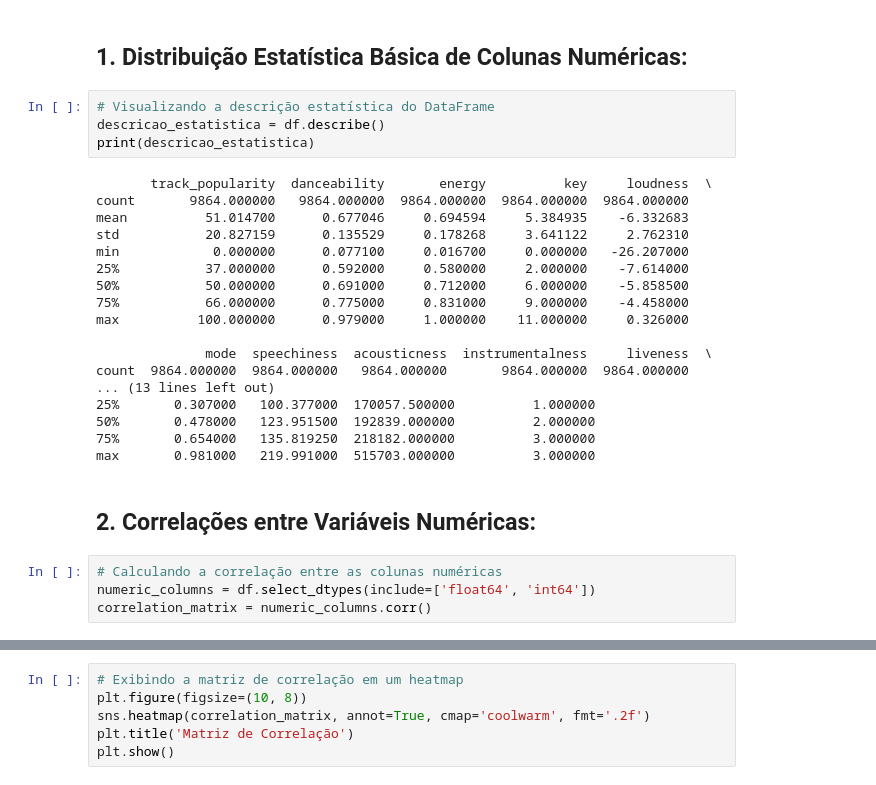
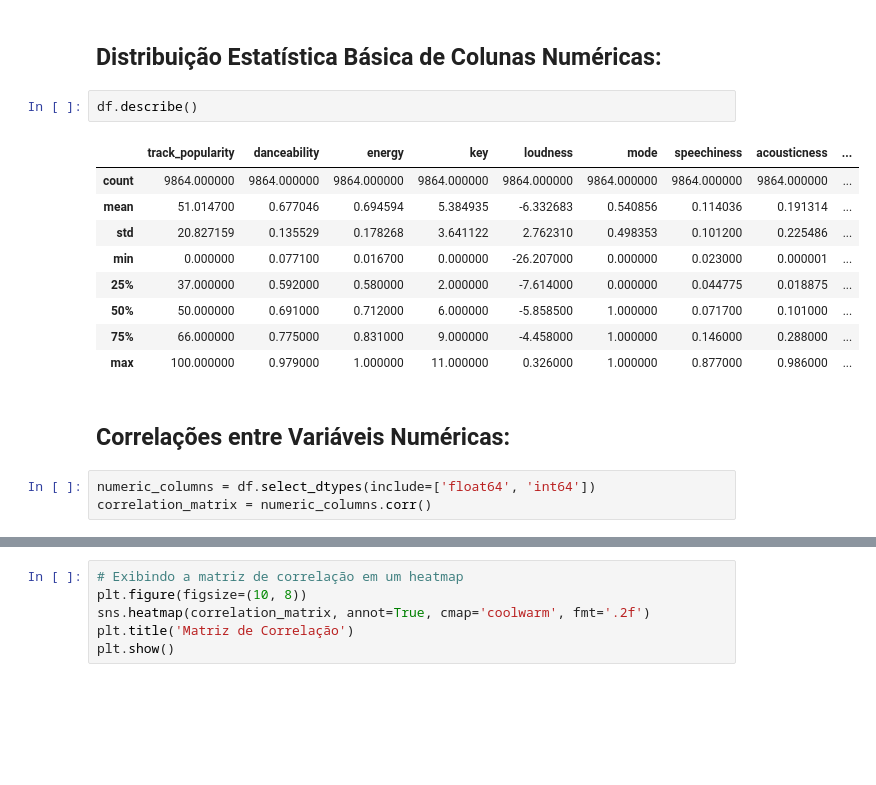
Before and after one commit to claraferreirabatista/30000-spotify-songs-machine-learning-popularidade, a Jupyter notebook: 5_DBScan.ipynb, the cells around one changed output, grey strips where cells are left out. Drawn from its saved outputs; the diff is of its cells as text; blank space fills up the shorter version.

```diff
--- a/5_DBScan.ipynb
+++ b/5_DBScan.ipynb
@@ -19,30 +15,19 @@ Primeiras linhas do DataFrame:
 # %% [markdown]
-## 1. Distribuição Estatística Básica de Colunas Numéricas:
+## Distribuição Estatística Básica de Colunas Numéricas:
-# %%
-# Visualizando a descrição estatística do DataFrame
-descricao_estatistica = df.describe()
-print(descricao_estatistica)
-# %% [output]
-       track_popularity  danceability       energy          key     loudness  \
-count       9864.000000   9864.000000  9864.000000  9864.000000  9864.000000
-mean          51.014700      0.677046     0.694594     5.384935    -6.332683
-std           20.827159      0.135529     0.178268     3.641122     2.762310
-min            0.000000      0.077100     0.016700     0.000000   -26.207000
-25%           37.000000      0.592000     0.580000     2.000000    -7.614000
-50%           50.000000      0.691000     0.712000     6.000000    -5.858500
-75%           66.000000      0.775000     0.831000     9.000000    -4.458000
-max          100.000000      0.979000     1.000000    11.000000     0.326000
-
-              mode  speechiness  acousticness  instrumentalness     liveness  \
-count  9864.000000  9864.000000   9864.000000       9864.000000  9864.000000
-... (13 lines left out)
-25%       0.307000   100.377000  170057.500000          1.000000
-50%       0.478000   123.951500  192839.000000          2.000000
-75%       0.654000   135.819250  218182.000000          3.000000
-max       0.981000   219.991000  515703.000000          3.000000
+# %%
+df.describe()
+# %% [output]
+|  | track_popularity | danceability | energy | key | loudness | mode | speechiness | acousticness | ... |
+| count | 9864.000000 | 9864.000000 | 9864.000000 | 9864.000000 | 9864.000000 | 9864.000000 | 9864.000000 | 9864.000000 | ... |
+| mean | 51.014700 | 0.677046 | 0.694594 | 5.384935 | -6.332683 | 0.540856 | 0.114036 | 0.191314 | ... |
+| std | 20.827159 | 0.135529 | 0.178268 | 3.641122 | 2.762310 | 0.498353 | 0.101200 | 0.225486 | ... |
+| min | 0.000000 | 0.077100 | 0.016700 | 0.000000 | -26.207000 | 0.000000 | 0.023000 | 0.000001 | ... |
+| 25% | 37.000000 | 0.592000 | 0.580000 | 2.000000 | -7.614000 | 0.000000 | 0.044775 | 0.018875 | ... |
+| 50% | 50.000000 | 0.691000 | 0.712000 | 6.000000 | -5.858500 | 1.000000 | 0.071700 | 0.101000 | ... |
+| 75% | 66.000000 | 0.775000 | 0.831000 | 9.000000 | -4.458000 | 1.000000 | 0.146000 | 0.288000 | ... |
+| max | 100.000000 | 0.979000 | 1.000000 | 11.000000 | 0.326000 | 1.000000 | 0.877000 | 0.986000 | ... |
 # %% [markdown]
-## 2. Correlações entre Variáveis Numéricas:
+## Correlações entre Variáveis Numéricas:
 # %%
-# Calculando a correlação entre as colunas numéricas
 numeric_columns = df.select_dtypes(include=['float64', 'int64'])
 correlation_matrix = numeric_columns.corr()
```
Also changed, not shown: parts of 19 cells of this notebook.
